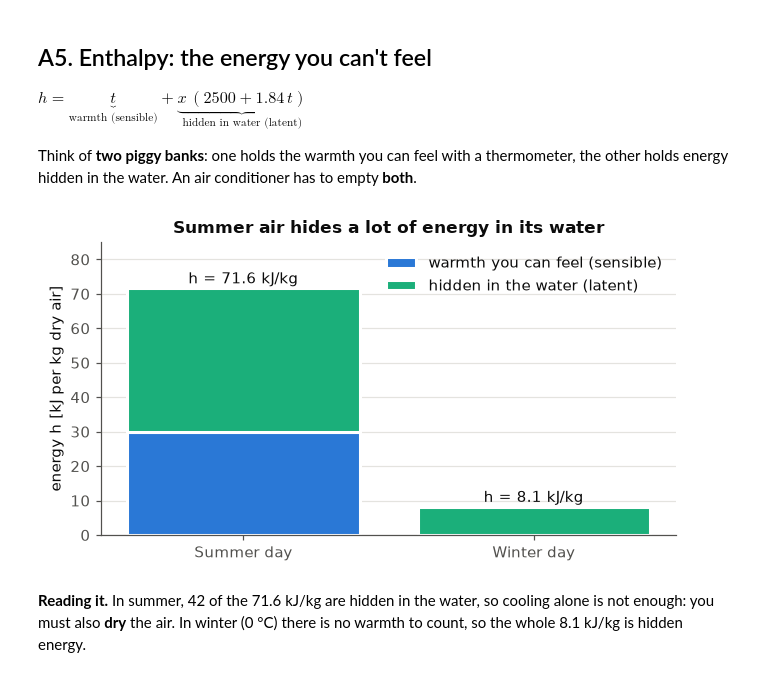
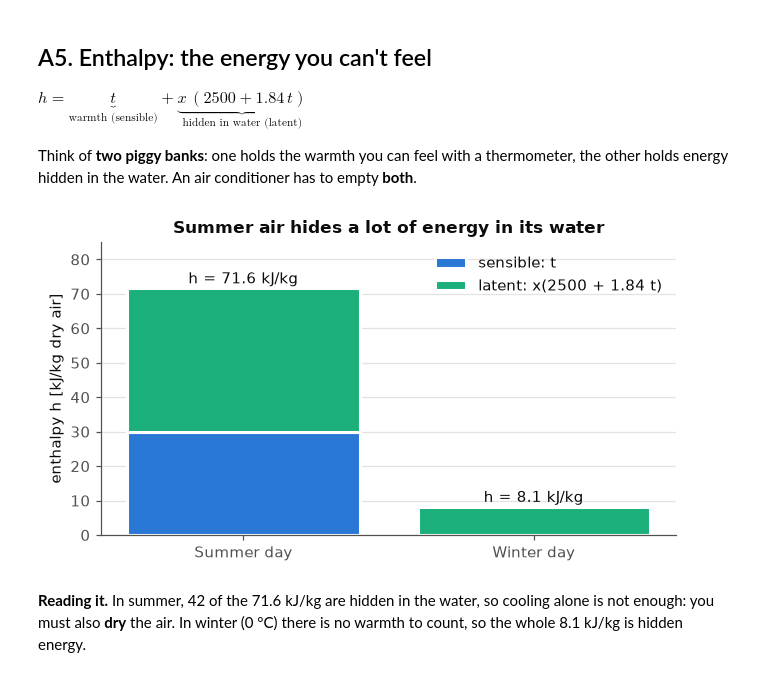
Before and after one commit to mariosakka/human-centric-ai-for-energy-management-labs, a Jupyter notebook: lab-2/explanation-notebooks/lab-2-plus-lecture-challenge/lab-2-in-depth-simple.ipynb, the cells around one changed output. Cells and saved outputs as stored; diff of their text form; code cells hidden in the pictures.

```diff
--- a/lab-2/explanation-notebooks/lab-2-plus-lecture-challenge/lab-2-in-depth-simple.ipynb
+++ b/lab-2/explanation-notebooks/lab-2-plus-lecture-challenge/lab-2-in-depth-simple.ipynb
@@ -144,12 +144,12 @@ names = list(cases)
 now = [1000 * humidity_ratio(phi * p_sat(t)) for t, phi in cases.values()]
 cap = [1000 * humidity_ratio(p_sat(t)) for t, phi in cases.values()]
 fig, ax = plt.subplots(figsize=(6.5, 3.5))
-ax.bar(names, cap, color="#e4e3df", edgecolor=MUTED, label="the most the air could hold (full sponge)")
-ax.bar(names, now, color=[SUMMER, WINTER], edgecolor="white", linewidth=2, label="what it holds now")
+ax.bar(names, cap, color="#e4e3df", edgecolor=MUTED, label="saturation humidity ratio x_sat")
+ax.bar(names, now, color=[SUMMER, WINTER], edgecolor="white", linewidth=2, label="actual humidity ratio x")
 for i in range(2):
     ax.text(i, now[i] / 2, f"{now[i]:.1f} g/kg", ha="center", color="white", fontweight="bold")
-    ax.text(i, cap[i] + 0.4, f"max {cap[i]:.1f}", ha="center", color=MUTED)
-ax.set_ylabel("water in the air x [g per kg dry air]"); ax.legend(frameon=False, loc="upper right"); ax.grid(axis="x", visible=False)
+    ax.text(i, cap[i] + 0.4, f"x_sat {cap[i]:.1f}", ha="center", color=MUTED)
+ax.set_ylabel("humidity ratio x [g/kg dry air]"); ax.legend(frameon=False, loc="upper right"); ax.grid(axis="x", visible=False)
 ax.set_title("85 % of a tiny cup is less water than 60 % of a big cup")
 plt.tight_layout(); plt.show()
 # %% [output]
@@ -315,15 +315,15 @@ Think of **two piggy banks**: one holds the warmth you can feel with a thermomet
 # %%
 sens = [t for t, phi in cases.values()]
 lat = [humidity_ratio(phi * p_sat(t)) * (2500 + 1.84 * t) for t, phi in cases.values()]
 fig, ax = plt.subplots(figsize=(6, 3.4))
-ax.bar(names, sens, color=BLUE, edgecolor="white", linewidth=2, label="warmth you can feel (sensible)")
-ax.bar(names, lat, bottom=sens, color=AQUA, edgecolor="white", linewidth=2, label="hidden in the water (latent)")
+ax.bar(names, sens, color=BLUE, edgecolor="white", linewidth=2, label="sensible: t")
+ax.bar(names, lat, bottom=sens, color=AQUA, edgecolor="white", linewidth=2, label="latent: x(2500 + 1.84 t)")
 for i in range(2): ax.text(i, sens[i] + lat[i] + 1.5, f"h = {sens[i] + lat[i]:.1f} kJ/kg", ha="center")
-ax.set_ylabel("energy h [kJ per kg dry air]"); ax.set_ylim(0, 85); ax.legend(frameon=False, loc="upper right"); ax.grid(axis="x", visible=False)
+ax.set_ylabel("enthalpy h [kJ/kg dry air]"); ax.set_ylim(0, 85); ax.legend(frameon=False, loc="upper right"); ax.grid(axis="x", visible=False)
 ax.set_title("Summer air hides a lot of energy in its water")
 plt.tight_layout(); plt.show()
 # %% [output]
-[figure, old version]
+[figure, new version]
 # %% [markdown]
 **Reading it.** In summer, 42 of the 71.6 kJ/kg are hidden in the water, so cooling alone is not enough: you must also **dry** the air. In winter (0 °C) there is no warmth to count, so the whole 8.1 kJ/kg is hidden energy.
 # %% [markdown]
```
Also changed, not shown: parts of 11 cells of this notebook, 3 other files.
